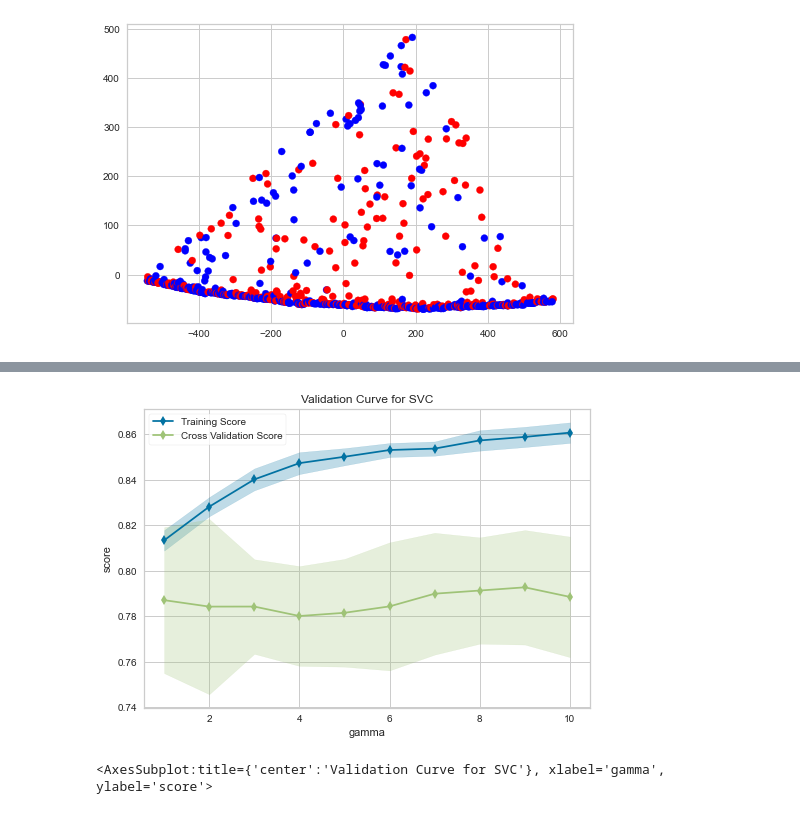
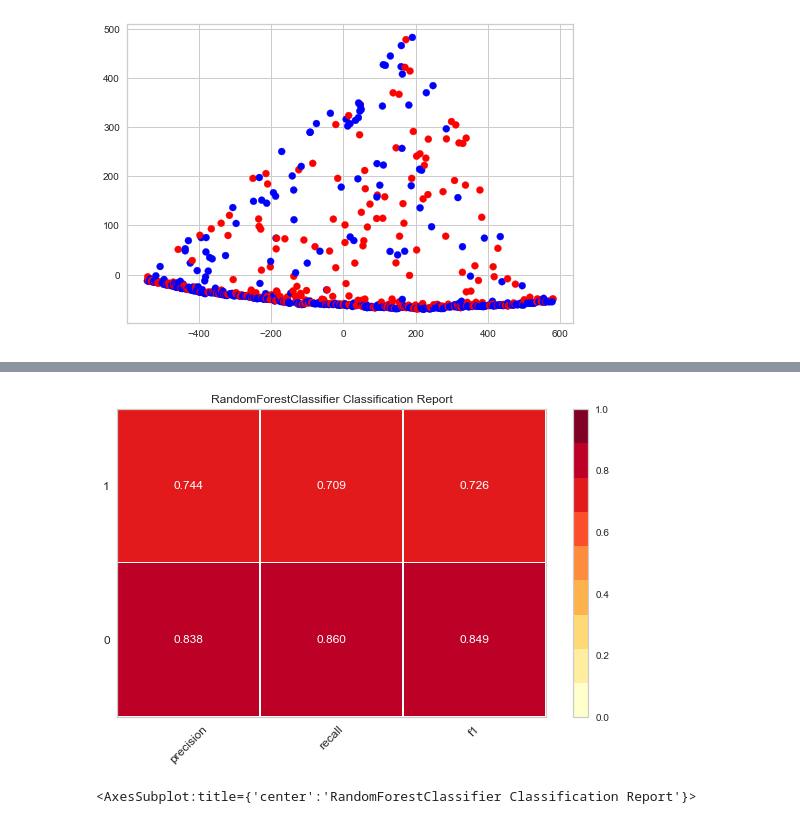
Before and after one commit to DavidDrumond/Python-portifolio, a Jupyter notebook: Titanic/Titanic.ipynb, the cells around one changed output, grey strips where cells are left out. Cells and saved outputs as stored; diff of their text form; code cells hidden in the pictures.

```diff
--- a/Titanic/Titanic.ipynb
+++ b/Titanic/Titanic.ipynb
@@ -76,2 +134,2 @@ plt.show()
 # %%
-Xtrain, Xtest, Ytrain, Ytest = train_test_split(X, Y, train_size=0.33)
+Xtrain, Xtest, Ytrain, Ytest = train_test_split(X, Y, test_size=0.33)
@@ -91,15 +135,0 @@ viz.show()
-# %%
-svc = SVC()
-
-X2 = MinMaxScaler().fit_transform(X)
-
-viz = ValidationCurve(
-    SVC(), param_name="gamma",
-    param_range=np.arange(1, 11), cv=10, scoring="accuracy"
-)
-
-viz.fit(X2, Y)
-viz.show()
-# %% [output]
-[figure, removed]
-<AxesSubplot:title={'center':'Validation Curve for SVC'}, xlabel='gamma', ylabel='score'>
@@ -118,0 +136,9 @@ viz.show()
+# %%
+visualizer = ClassificationReport(rf)
+
+visualizer.fit(Xtrain, Ytrain)
+visualizer.score(Xtest, Ytest)
+visualizer.show()
+# %% [output]
+[figure, added]
+<AxesSubplot:title={'center':'RandomForestClassifier Classification Report'}>
```
Also changed, not shown: parts of 11 cells of this notebook.
